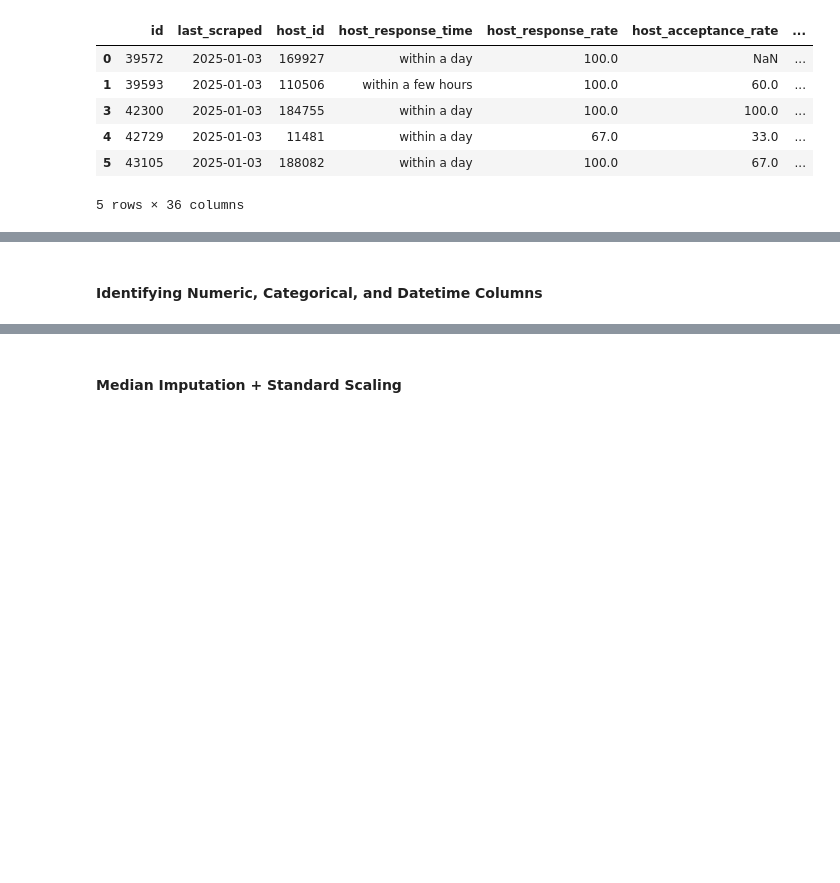
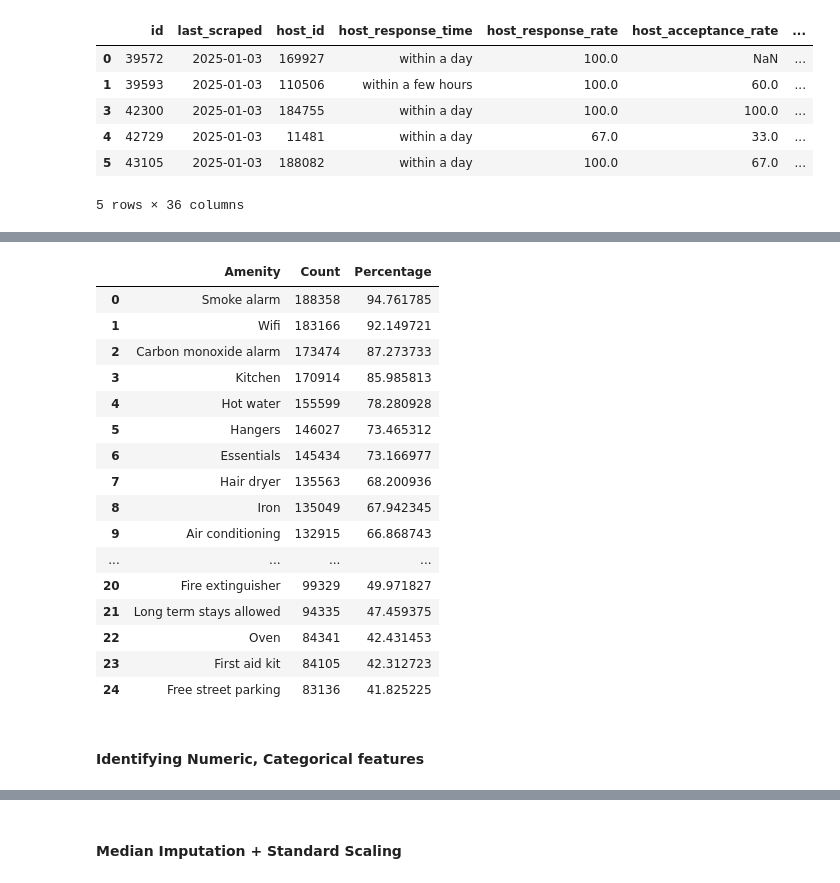
Before and after one commit to aminahrr/AirBnB-ML-project, a Jupyter notebook: notebooks/01_data_preprocessing.ipynb, the cells around one changed output, grey strips where cells are left out. Cells and saved outputs as stored; diff of their text form; code cells hidden in the pictures; blank space fills up the shorter version.

```diff
--- a/notebooks/01_data_preprocessing.ipynb
+++ b/notebooks/01_data_preprocessing.ipynb
@@ -269,6 +272,11 @@ df['host_acceptance_rate'] = df['host_acceptance_rate'].str.rstrip('%')
 df['host_acceptance_rate'] = pd.to_numeric(df['host_acceptance_rate'], errors='coerce')
 
 df['price'] = df['price'].replace('[\$,]', '', regex=True).astype(float)
+# %%
+# Create a numeric feature representing the number of amenities
+df['num_amenities'] = df['amenities'].apply(
+    lambda x: len(x.split(',')) if isinstance(x, str) else 0
+)
 # %%
 df.info() # final check of results
 # %% [output]
@@ -381,5 +444,57 @@ df_train.head()
+# %%
+# Parse amenities and count individual occurrences in the training set
+amenities_list = (
+    df_train['amenities']
+    .dropna()
+    .apply(lambda x: ast.literal_eval(x))
+)
+
+amenity_counter = Counter(
+    amenity for amenities in amenities_list for amenity in amenities
+)
+
+# Create a DataFrame with counts and percentages
+amenities_df = (
+    pd.DataFrame.from_dict(
+        amenity_counter,
+        orient='index',
+        columns=['Count']
+    )
+    .sort_values(by='Count', ascending=False)
+)
+
+amenities_df['Percentage'] = (
+    amenities_df['Count'] / len(df_train) * 100
+)
+
+amenities_df_clean = (
+    amenities_df
+    .head(25)
+    .reset_index()
+    .rename(columns={'index': 'Amenity'})
+)
+
+amenities_df_clean
+# %% [output]
+|  | Amenity | Count | Percentage |
+| 0 | Smoke alarm | 188358 | 94.761785 |
+| 1 | Wifi | 183166 | 92.149721 |
+| 2 | Carbon monoxide alarm | 173474 | 87.273733 |
+| 3 | Kitchen | 170914 | 85.985813 |
+| 4 | Hot water | 155599 | 78.280928 |
+| 5 | Hangers | 146027 | 73.465312 |
+| 6 | Essentials | 145434 | 73.166977 |
+| 7 | Hair dryer | 135563 | 68.200936 |
+| 8 | Iron | 135049 | 67.942345 |
+| 9 | Air conditioning | 132915 | 66.868743 |
+| ... | ... | ... | ... |
+| 20 | Fire extinguisher | 99329 | 49.971827 |
+| 21 | Long term stays allowed | 94335 | 47.459375 |
+| 22 | Oven | 84341 | 42.431453 |
+| 23 | First aid kit | 84105 | 42.312723 |
+| 24 | Free street parking | 83136 | 41.825225 |
 # %% [markdown]
-#### Identifying Numeric, Categorical, and Datetime Columns
+#### Identifying Numeric, Categorical features
 # %%
 numeric_cols = X_train_raw.select_dtypes(include=['float64','int64']).columns.tolist()
 categorical_cols = X_train_raw.select_dtypes(include=['object']).columns.tolist()
```
Also changed, not shown: parts of 26 cells of this notebook.
